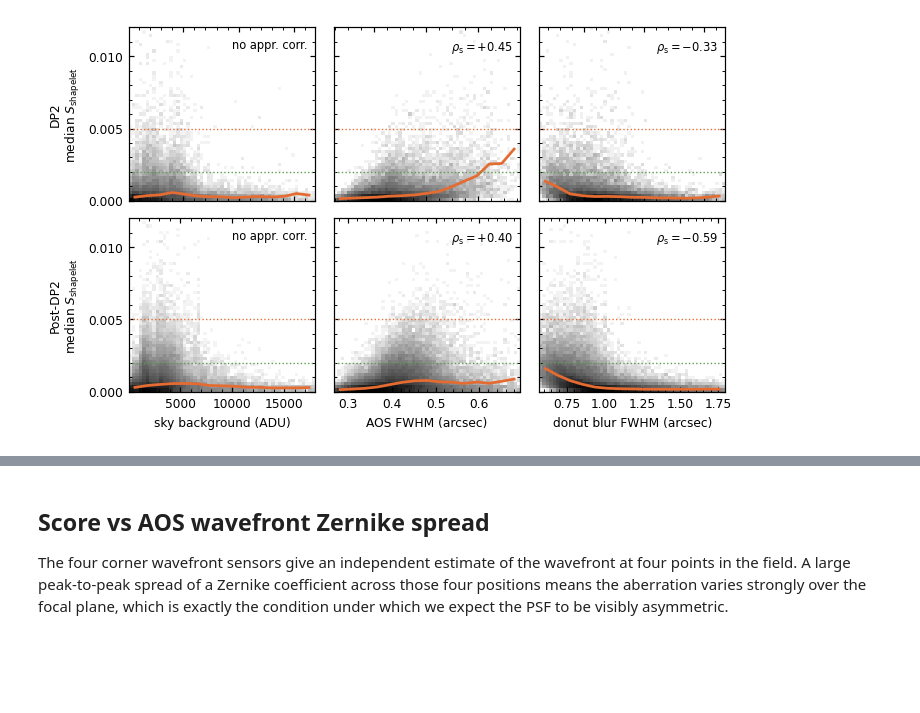
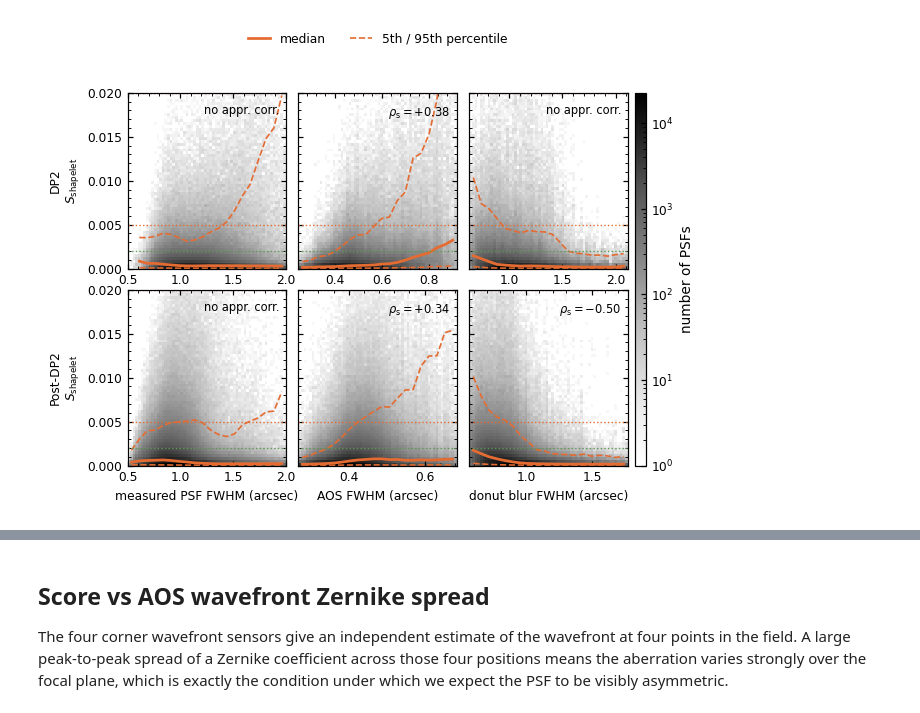
Before and after one commit to ztq1996/shapelet_score_paper, a Jupyter notebook: nb/06_conditions_optics.ipynb, the cells around one changed output, grey strips where cells are left out. Drawn from its saved outputs; the diff is of its cells as text; code cells hidden in the pictures; blank space fills up the shorter version.

```diff
--- a/nb/06_conditions_optics.ipynb
+++ b/nb/06_conditions_optics.ipynb
@@ -46,15 +58,20 @@ print({e: len(v) for e, v in vs.items()})
 # %%
-COND = [('sky_bg', 'sky background (ADU)'),
-        ('aos_fwhm', 'AOS FWHM (arcsec)'),
+# The three size metrics shown in Figure fig:fwhm. The sky background was shown
+# in an earlier version of this figure and has been dropped: the score showed no
+# appreciable correlation with it.
+COND = [('fwhm',            'measured PSF FWHM (arcsec)'),
+        ('aos_fwhm',        'AOS FWHM (arcsec)'),
         ('donut_blur_fwhm', 'donut blur FWHM (arcsec)')]
+AOS_COND = ['aos_fwhm', 'donut_blur_fwhm']
 
 merged = {}
 for epoch, tag in EPOCHS.items():
     info = pd.read_parquet(TAG_VISIT_INFO[tag],
-                           columns=['visit_id', 'band'] + [c for c, _ in COND])
+                           columns=['visit_id', 'band'] + AOS_COND)
     info['visit_id'] = info['visit_id'].astype(np.int64)
-    m = vs[epoch].merge(info, on=['visit_id', 'band'], how='inner')
+    # Per-PSF rows, with the per-visit AOS quantities broadcast to every raft.
+    m = psf[epoch].merge(info, on=['visit_id', 'band'], how='inner')
     merged[epoch] = m
-    print(f'{epoch}: {len(m):,} visits matched  ' +
-          '  '.join(f'{c}:{m[c].notna().sum():,}' for c, _ in COND))
+    print(f'{epoch}: {len(m):,} raft-stacked PSFs matched  ' +
+          '  '.join(f'{c}:{m[c].notna().sum():,}' for c in AOS_COND))
 # %% [output]
@@ -81,44 +142,60 @@ Spearman correlation of visit-median score with each condition:
 # %%
-fig, axes = plt.subplots(2, 3, figsize=(7.0, 4.3),
-                         gridspec_kw=dict(hspace=0.10, wspace=0.10))
+# Figure fig:fwhm -- 2 x 3: rows are epochs, columns are the three size metrics.
+# Same y quantity and same y range in every panel, so the panels are directly
+# comparable. Running median and 5th/95th percentiles, as in the single-panel
+# version this replaces.
+SC_RANGE = (0.0, 0.02)
+XRANGE = {'fwhm': (0.5, 2.0)}          # fixed; the AOS ranges are set from the data
+
+fig, axes = plt.subplots(2, 3, figsize=(7.0, 4.4), sharey=True,
+                         gridspec_kw=dict(hspace=0.12, wspace=0.08))
 
 for i, (epoch, _) in enumerate(EPOCHS.items()):
     m = merged[epoch]
     for j, (c, lab) in enumerate(COND):
         ax = axes[i, j]
-        ok = m[c].notna() & m['score'].notna() & (m['score'] > 0)
+        ok = (m[c].notna() & m['score'].notna()).values
         x, y = m.loc[ok, c].values, m.loc[ok, 'score'].values
-        xhi = np.percentile(x, 99)
-        sel = x <= xhi
-        h = ax.hist2d(x[sel], y[sel], bins=(55, 55),
-                      range=((np.percentile(x, 0.5), xhi), (0, 0.012)),
+        xlo, xhi = XRANGE.get(c, (np.percentile(x, 0.5), np.percentile(x, 99)))
+        h = ax.hist2d(x, y, bins=(60, 60), range=((xlo, xhi), SC_RANGE),
                       norm=LogNorm(), cmap='Greys')
-        # running median
-        edges = np.linspace(np.percentile(x, 0.5), xhi, 16)
+
+        edges = np.linspace(xlo, xhi, 21)
         mid = 0.5 * (edges[:-1] + edges[1:])
-        med = [np.median(y[(x >= a) & (x < b)]) if ((x >= a) & (x < b)).sum() > 30
-               else np.nan for a, b in zip(edges[:-1], edges[1:])]
-        ax.plot(mid, med, color=PALETTE[0], lw=1.8)
-        for e, name in zip(TIER_EDGES[:2], ['MEDIUM', 'HIGH']):
+        stat = np.array([np.percentile(y[(x >= a) & (x < b)], [5, 50, 95])
+                         if ((x >= a) & (x < b)).sum() > 50 else [np.nan] * 3
+                         for a, b in zip(edges[:-1], edges[1:])])
+        l95, = ax.plot(mid, stat[:, 2], color=PALETTE[0], lw=1.1, ls='--',
+                       label='5th / 95th percentile')
+        ax.plot(mid, stat[:, 0], color=PALETTE[0], lw=1.1, ls='--')
+        lmed, = ax.plot(mid, stat[:, 1], color=PALETTE[0], lw=1.8, label='median')
+
+        for e, name in zip(TIER_EDGES, ['MEDIUM', 'HIGH', 'VERY HIGH']):
             ax.axhline(e, color=TIER_COLORS[name], ls=':', lw=0.9)
-        # Annotate the rank correlation only where it reaches |rho| = 0.3;
-        # below that the paper describes the relation qualitatively (see the
-        # convention stated at the start of the Results section).
+
         rho = corr[(epoch, c)][0]
         ax.text(0.96, 0.93,
                 rf'$\rho_{{\rm s}}={rho:+.2f}$' if abs(rho) >= 0.3 else 'no appr. corr.',
                 transform=ax.transAxes, ha='right', va='top', fontsize=7.5)
-        if i == 0:
-            ax.set_xticklabels([])
-        else:
+        ax.set_xlim(xlo, xhi)
+        if i == 1:
             ax.set_xlabel(lab, fontsize=8)
         if j == 0:
-            ax.set_ylabel(f'{epoch}\nmedian $S_{{\\rm shapelet}}$', fontsize=8)
-        else:
-            ax.set_yticklabels([])
+            ax.set_ylabel(f'{epoch}\n' + r'$S_{\rm shapelet}$', fontsize=8)
         ax.yaxis.set_minor_locator(MultipleLocator(0.001))
         ax.yaxis.set_major_locator(MultipleLocator(0.005))
 
-fig.savefig(FIG / 'score_vs_conditions.pdf')
-print('wrote', FIG / 'score_vs_conditions.pdf')
+for j, (c, _) in enumerate(COND):
+    lo, hi = axes[0, j].get_xlim()
+    step = 0.5 if (hi - lo) > 1.0 else (0.2 if (hi - lo) > 0.4 else 0.1)
+    for i in (0, 1):
+        axes[i, j].xaxis.set_major_locator(MultipleLocator(step))
+        axes[i, j].xaxis.set_minor_locator(MultipleLocator(step / 5))
+
+fig.legend(handles=[lmed, l95], loc='lower center', ncol=2, frameon=False,
+           fontsize=8, bbox_to_anchor=(0.45, 0.955), handlelength=1.8)
+fig.colorbar(h[3], ax=axes, label='number of PSFs', pad=0.012, aspect=34)
+
+fig.savefig(FIG / 'score_vs_fwhm.pdf')
+print('wrote', FIG / 'score_vs_fwhm.pdf')
 # %% [output]
@@ -126 +203 @@ wrote /sdf/data/rubin/user/ztq1996/psf-rubin/psf_zernike/shapelet_score_paper/fi
-[figure, old version]
+[figure, new version]
```
Also changed, not shown: parts of 7 cells of this notebook, 4 other files.
